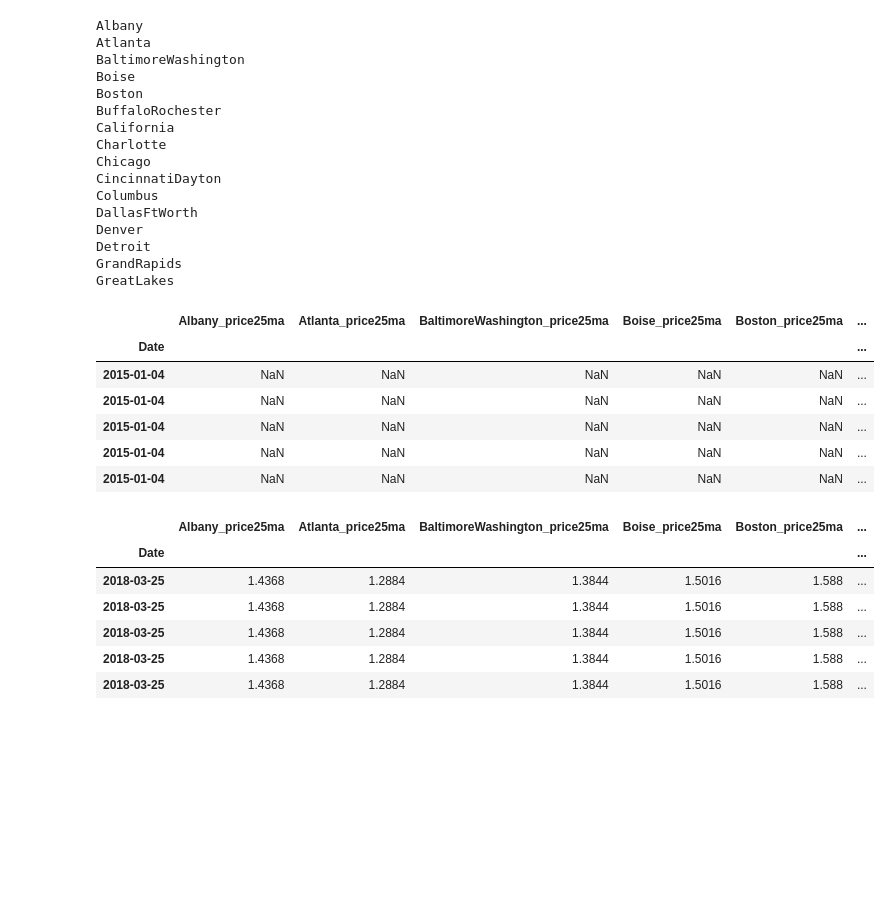
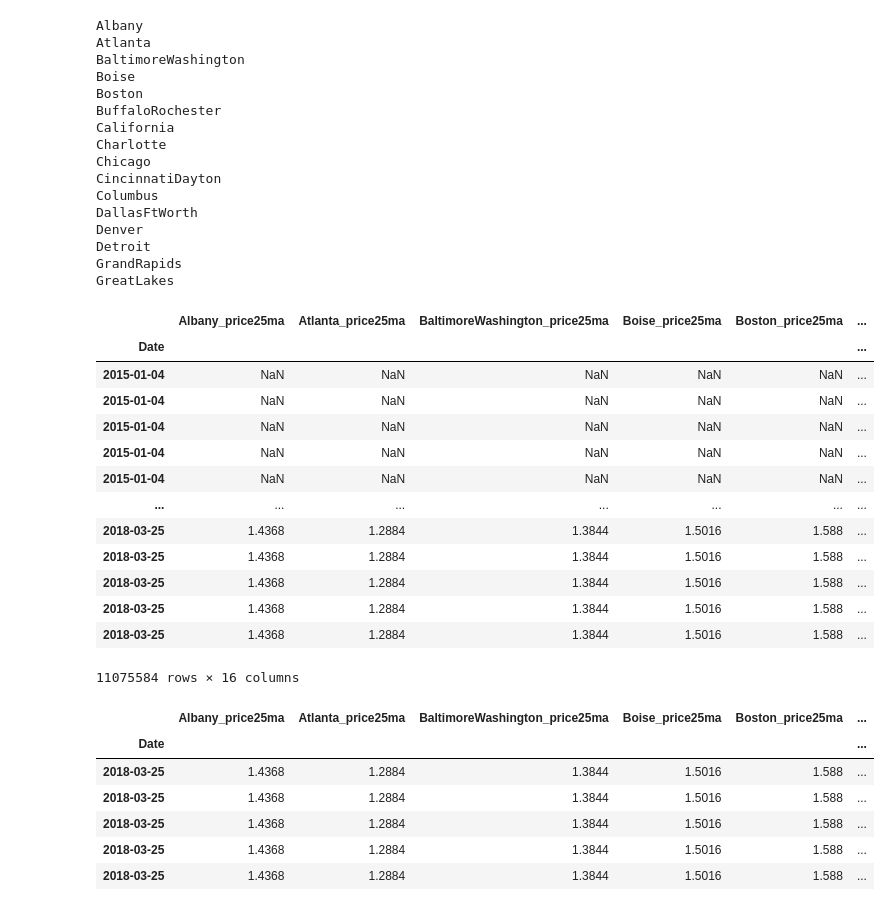
Before and after one commit to SiddheshDaphane/Avocado_price_data_analysis, a Jupyter notebook: Avocado_price.ipynb, the cells around one changed output. Saved outputs shown, nothing was run; the diff lists cells and outputs as text; code cells hidden in the pictures; blank space fills up the shorter version.

```diff
--- a/Avocado_price.ipynb
+++ b/Avocado_price.ipynb
@@ -447,16 +447,25 @@ Denver
 Detroit
 GrandRapids
 GreatLakes
-# %%
-graph_df.head()
-# %% [output]
-|  | Albany_price25ma | Atlanta_price25ma | BaltimoreWashington_price25ma | Boise_price25ma | Boston_price25ma | ... |
-| Date |  |  |  |  |  | ... |
-| 2015-01-04 | NaN | NaN | NaN | NaN | NaN | ... |
-| 2015-01-04 | NaN | NaN | NaN | NaN | NaN | ... |
-| 2015-01-04 | NaN | NaN | NaN | NaN | NaN | ... |
-| 2015-01-04 | NaN | NaN | NaN | NaN | NaN | ... |
-| 2015-01-04 | NaN | NaN | NaN | NaN | NaN | ... |
+# %%
+graph_df
+
+# Why there are no values in
+# %% [output]
+|  | Albany_price25ma | Atlanta_price25ma | BaltimoreWashington_price25ma | Boise_price25ma | Boston_price25ma | ... |
+| Date |  |  |  |  |  | ... |
+| 2015-01-04 | NaN | NaN | NaN | NaN | NaN | ... |
+| 2015-01-04 | NaN | NaN | NaN | NaN | NaN | ... |
+| 2015-01-04 | NaN | NaN | NaN | NaN | NaN | ... |
+| 2015-01-04 | NaN | NaN | NaN | NaN | NaN | ... |
+| 2015-01-04 | NaN | NaN | NaN | NaN | NaN | ... |
+| ... | ... | ... | ... | ... | ... | ... |
+| 2018-03-25 | 1.4368 | 1.2884 | 1.3844 | 1.5016 | 1.588 | ... |
+| 2018-03-25 | 1.4368 | 1.2884 | 1.3844 | 1.5016 | 1.588 | ... |
+| 2018-03-25 | 1.4368 | 1.2884 | 1.3844 | 1.5016 | 1.588 | ... |
+| 2018-03-25 | 1.4368 | 1.2884 | 1.3844 | 1.5016 | 1.588 | ... |
+| 2018-03-25 | 1.4368 | 1.2884 | 1.3844 | 1.5016 | 1.588 | ... |
+11075584 rows × 16 columns
 # %%
 graph_df.tail()
 # %% [output]
```
Also changed, not shown: parts of 2 cells of this notebook.
